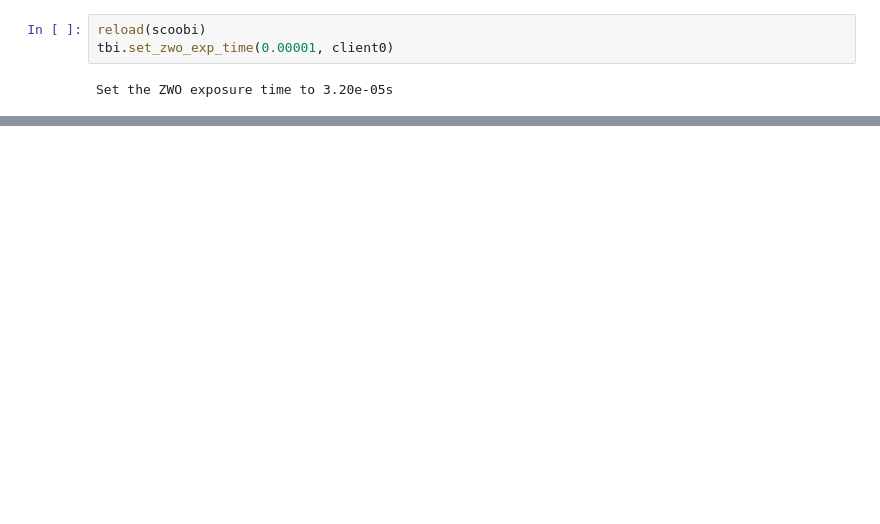
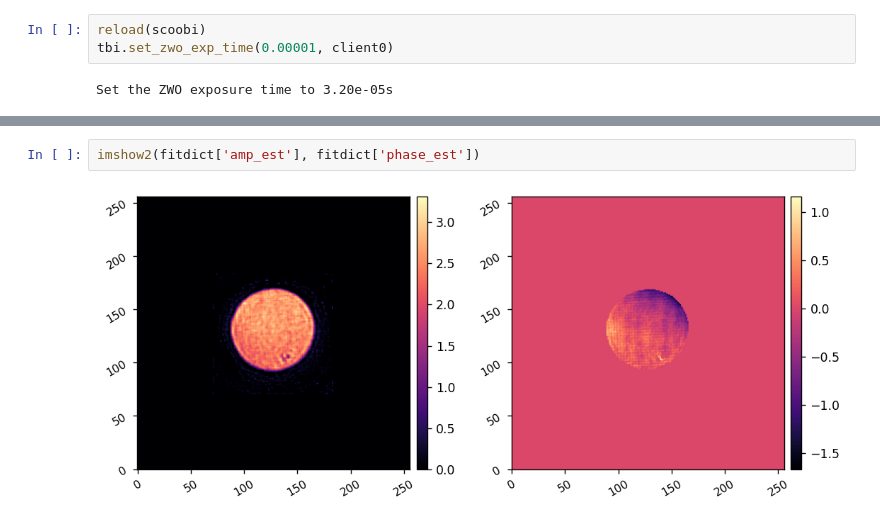
Before and after one commit to uasal/scoob-psf, a Jupyter notebook: notebooks/scoobi_demo_fdpr.ipynb, the cells around one changed output, grey strips where cells are left out. Drawn from its saved outputs; the diff is of its cells as text; blank space fills up the shorter version.

```diff
--- a/notebooks/scoobi_demo_fdpr.ipynb
+++ b/notebooks/scoobi_demo_fdpr.ipynb
@@ -133,0 +90,4 @@ fitdict, Imeas_cen = console.estimate_oneshot(config_params)
+# %%
+imshow2(fitdict['amp_est'], fitdict['phase_est'])
+# %% [output]
+[figure, added]
```
Also changed, not shown: parts of 26 cells of this notebook, 2 other files.
